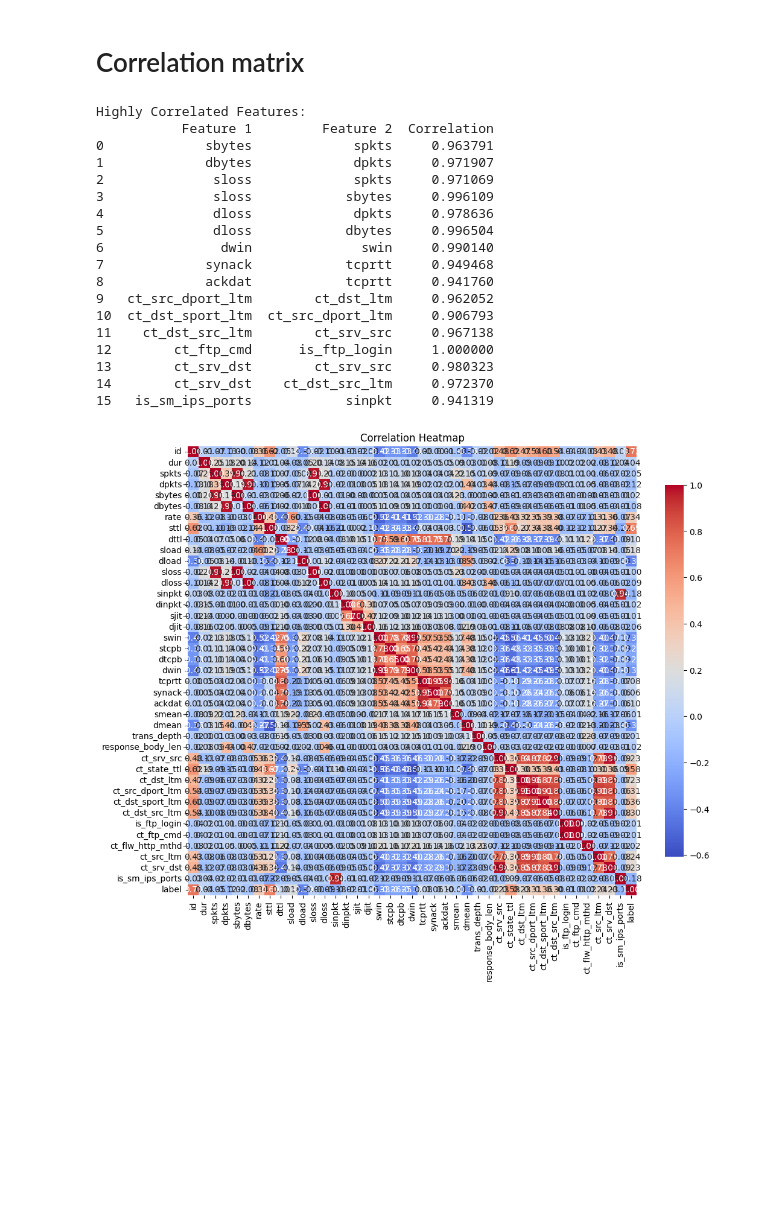
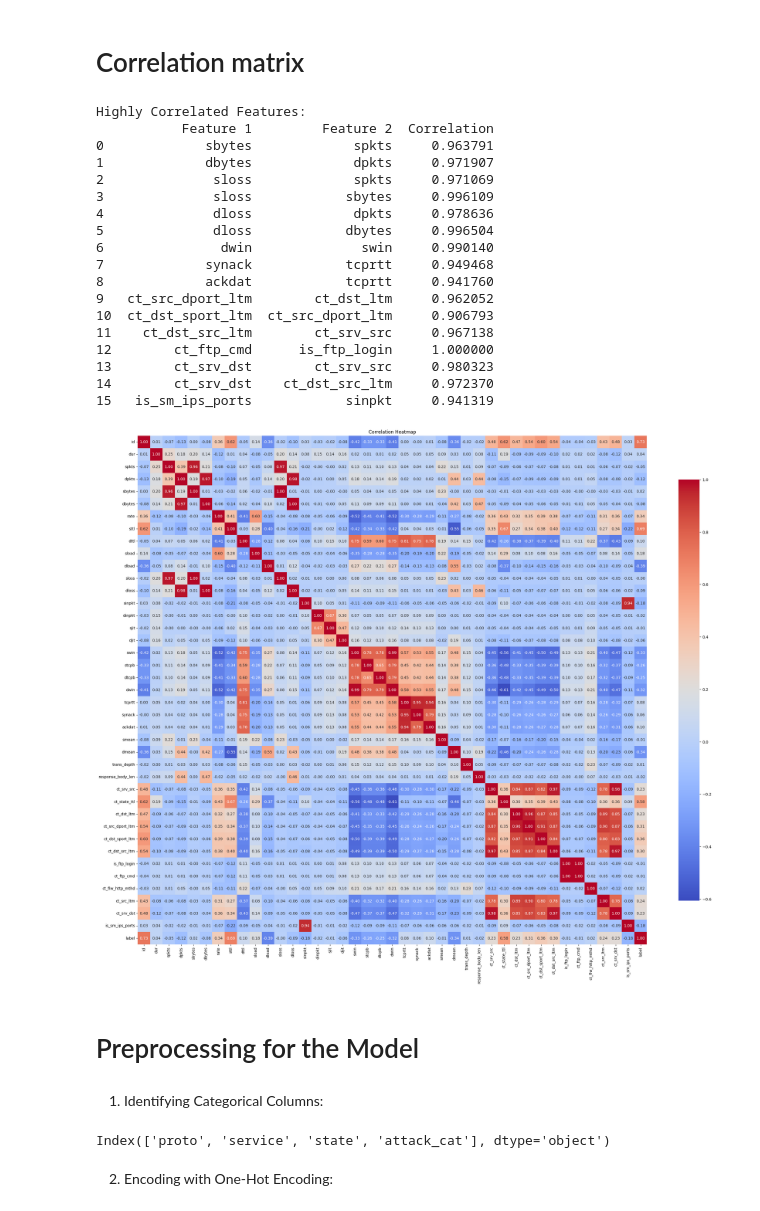
Before and after one commit to avinashyadav16/anomaly-and-threat-detection-in-network-traffic, a Jupyter notebook: EDA.ipynb, the cells around one changed output. Drawn from its saved outputs; the diff is of its cells as text; code cells hidden in the pictures; blank space fills up the shorter version.

```diff
--- a/EDA.ipynb
+++ b/EDA.ipynb
@@ -128,0 +156,3 @@ Testing Data Dimensions (rows, columns): (82332, 45)
+# %%
+train_data['state'] = train_data['state'].replace('-', 'others')
+train_data['service'] = train_data['service'].replace('-', 'others')
@@ -188,0 +197,2 @@ Duplicate rows in Testing Data: 0
+# %%
+train_data.dropna(inplace=True)
@@ -329,0 +338,5 @@ Name: count, dtype: int64
+# %%
+df_attacks_cat_services = train_data[(train_data['attack_cat'] != 'normal')].groupby(
+    ['attack_cat', 'service']).size().reset_index(name='Count')
+
+df_attacks_cat_services.reset_index()
@@ -329,0 +428,3 @@ Name: count, dtype: int64
+# %%
+df_attacks_cat_proto = train_data[(train_data['attack_cat'] != 'normal')].groupby(
+    ['attack_cat', 'proto']).size().reset_index(name='Count')
@@ -334,48 +510,89 @@ Name: count, dtype: int64
 numeric_columns = train_data.select_dtypes(include=[np.number]).columns
 numeric_data = train_data[numeric_columns]
 
+
 # Step 2: Compute the correlation matrix
 corr_matrix = numeric_data.corr()
+
 
 # Step 3: Identify highly correlated features
 threshold = 0.9
 high_corr_pairs = []
 
+
 # Loop through the correlation matrix to find highly correlated pairs
 for i in range(len(corr_matrix.columns)):
     for j in range(i):
         if abs(corr_matrix.iloc[i, j]) > threshold:
-            high_corr_pairs.append((corr_matrix.columns[i], corr_matrix.columns[j], corr_matrix.iloc[i, j]))
+            high_corr_pairs.append(
+                (corr_matrix.columns[i],
+                 corr_matrix.columns[j],
+                 corr_matrix.iloc[i, j]
+                 )
+            )
+
 
 # Convert to DataFrame for better visualization
-high_corr_df = pd.DataFrame(high_corr_pairs, columns=['Feature 1', 'Feature 2', 'Correlation'])
+high_corr_df = pd.DataFrame(high_corr_pairs,
+                            columns=['Feature 1',
+                                     'Feature 2',
+                                     'Correlation'
+                                     ]
+                            )
+
 
 # Print highly correlated features
 print("Highly Correlated Features:")
 print(high_corr_df)
 
+
 # Step 4: Visualize the Correlation Matrix
-plt.figure(figsize=(12, 10))
-sns.heatmap(corr_matrix, annot=True, fmt='.2f', cmap='coolwarm', square=True, cbar_kws={"shrink": .8})
+plt.figure(figsize=(30, 25))
+
+
+sns.heatmap(corr_matrix,
+            annot=True,
+            fmt='.2f',
+            cmap='coolwarm',
+            square=True,
+            cbar_kws={"shrink": .8}
+            )
+
+
 plt.title('Correlation Heatmap')
+
+
 plt.show()
 # %% [output]
 Highly Correlated Features:
            Feature 1         Feature 2  Correlation
 0             sbytes             spkts     0.963791
 1             dbytes             dpkts     0.971907
 2              sloss             spkts     0.971069
 3              sloss            sbytes     0.996109
 4              dloss             dpkts     0.978636
 5              dloss            dbytes     0.996504
 6               dwin              swin     0.990140
 7             synack            tcprtt     0.949468
 8             ackdat            tcprtt     0.941760
 9   ct_src_dport_ltm        ct_dst_ltm     0.962052
 10  ct_dst_sport_ltm  ct_src_dport_ltm     0.906793
 11    ct_dst_src_ltm        ct_srv_src     0.967138
 12        ct_ftp_cmd      is_ftp_login     1.000000
 13        ct_srv_dst        ct_srv_src     0.980323
 14        ct_srv_dst    ct_dst_src_ltm     0.972370
 15   is_sm_ips_ports            sinpkt     0.941319
-[figure, old version]
+[figure, new version]
+# %% [markdown]
+# Preprocessing for the Model
+# %% [markdown]
+1. Identifying Categorical Columns:
+# %%
+categorical_columns = train_data.select_dtypes(include=['object']).columns
+
+
+categorical_columns
+# %% [output]
+Index(['proto', 'service', 'state', 'attack_cat'], dtype='object')
+# %% [markdown]
+2. Encoding with One-Hot Encoding:
```
Also changed, not shown: parts of 45 cells of this notebook.
